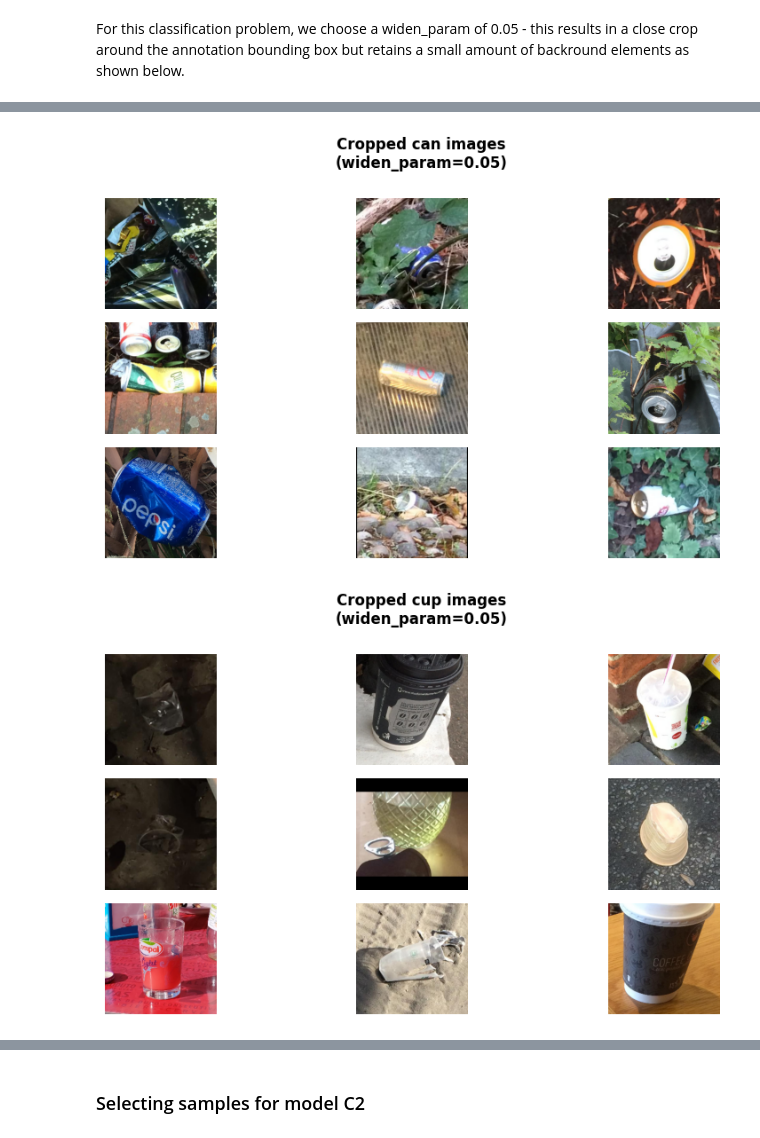
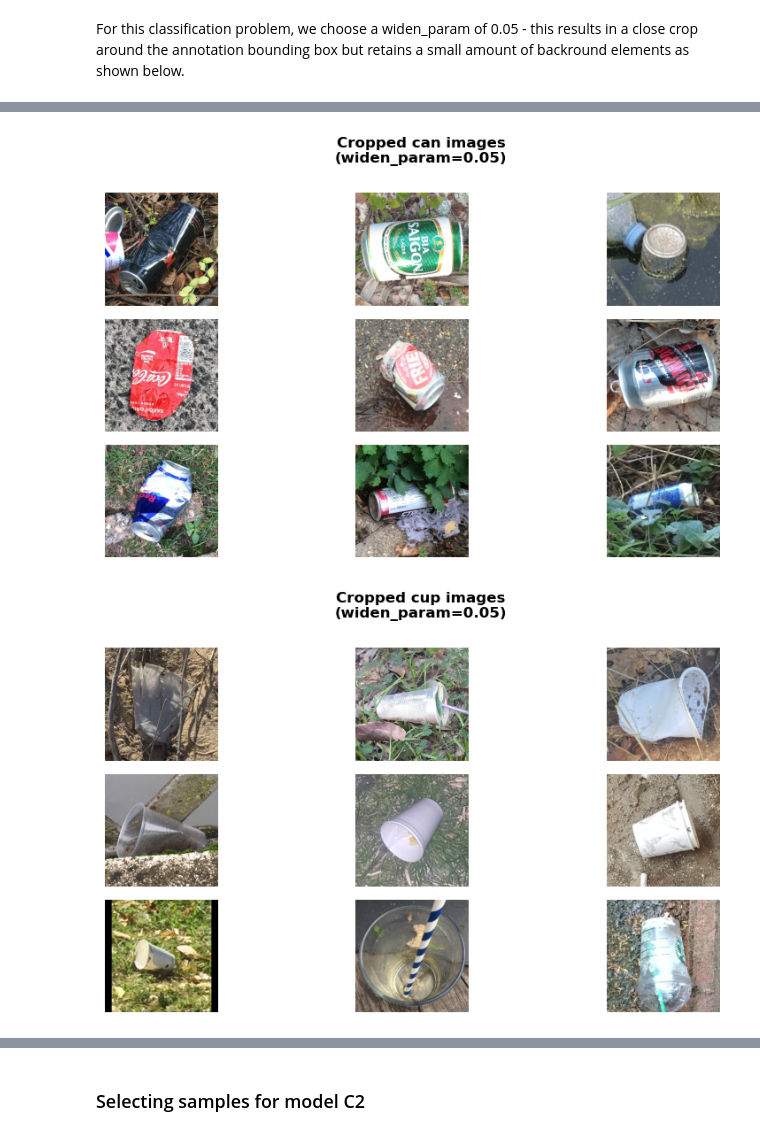
Before and after one commit to sg-peytrignet/taco-image-analysis, a Jupyter notebook: notebooks/02-image-processing-for-ML-models.ipynb, the cells around one changed output, grey strips where cells are left out. Cells and saved outputs as stored; diff of their text form; code cells hidden in the pictures.

```diff
--- a/notebooks/02-image-processing-for-ML-models.ipynb
+++ b/notebooks/02-image-processing-for-ML-models.ipynb
@@ -418,6 +305,6 @@ annot_df_c1.shape
 # %%
 #Only keep the relevant columns
-annot_df_c1 = annot_df_c1[["id","image_id","category_id","c1_numlabel","c1_label","bbox_pct","scene_category"]].copy()
+annot_df_c1 = annot_df_c1[["id","image_id","category_id","c1_numlabel","c1_label"]].copy()
 # %% [markdown]
 Some of our 1,561 annotations are in fact in the same image. For example, 340 images contain two different annotations. However, if we use our image cropping approach around each annotation bounding box, we can treat each of these as separate images.
 # %%
@@ -439,7 +326,7 @@ fig, axes = plt.subplots(3,3,figsize = (10,5))
 
 for (annotindex, ax) in zip(annotations_samples,axes.flatten()):
 
-  ax.imshow(try_square_crop(annotindex, annotations=annotdata, widen_param=0.05, newsize=224))
+  ax.imshow(try_square_crop(annotindex, annotations=annotdata, widen_param=0.05, newsize=224, dataset_path=dataset_path))
   ax.set_axis_off()
 
 fig.suptitle("Cropped bottle images\n(widen_param=0.05)", fontsize=12, fontweight ="bold")
@@ -454,7 +341,7 @@ fig, axes = plt.subplots(3,3,figsize = (10,5))
 
 for (annotindex, ax) in zip(annotations_samples,axes.flatten()):
 
-  ax.imshow(try_square_crop(annotindex, annotations=annotdata, widen_param=0.05, newsize=224))
+  ax.imshow(try_square_crop(annotindex, annotations=annotdata, widen_param=0.05, newsize=224, dataset_path=dataset_path))
   ax.set_axis_off()
 
 fig.suptitle("Cropped plastic film images\n(widen_param=0.05)", fontsize=12, fontweight ="bold")
@@ -469,29 +356,29 @@ fig, axes = plt.subplots(3,3,figsize = (10,5))
 
 for (annotindex, ax) in zip(annotations_samples,axes.flatten()):
 
-  ax.imshow(try_square_crop(annotindex, annotations=annotdata, widen_param=0.05, newsize=224))
+  ax.imshow(try_square_crop(annotindex, annotations=annotdata, widen_param=0.05, newsize=224, dataset_path=dataset_path))
   ax.set_axis_off()
 
 fig.suptitle("Cropped can images\n(widen_param=0.05)", fontsize=12, fontweight ="bold")
 plt.tight_layout(rect=[0, 0, 0.98, 0.98])
 plt.show()
 # %% [output]
-[figure, old version]
+[figure, new version]
 # %%
 annotations_samples = sample(list(annot_df_c1.loc[annot_df_c1.c1_label=="Cup","id"]), 9)
 
 fig, axes = plt.subplots(3,3,figsize = (10,5))
 
 for (annotindex, ax) in zip(annotations_samples,axes.flatten()):
 
-  ax.imshow(try_square_crop(annotindex, annotations=annotdata, widen_param=0.05, newsize=224))
+  ax.imshow(try_square_crop(annotindex, annotations=annotdata, widen_param=0.05, newsize=224, dataset_path=dataset_path))
   ax.set_axis_off()
 
 fig.suptitle("Cropped cup images\n(widen_param=0.05)", fontsize=12, fontweight ="bold")
 plt.tight_layout(rect=[0, 0, 0.98, 0.98])
 plt.show()
 # %% [output]
-[figure, old version]
+[figure, new version]
 # %%
 annotations_samples = sample(list(annot_df_c1.loc[annot_df_c1.c1_label=="Carton","id"]), 9)
 
```
Also changed, not shown: parts of 26 cells of this notebook, 1 other file.
